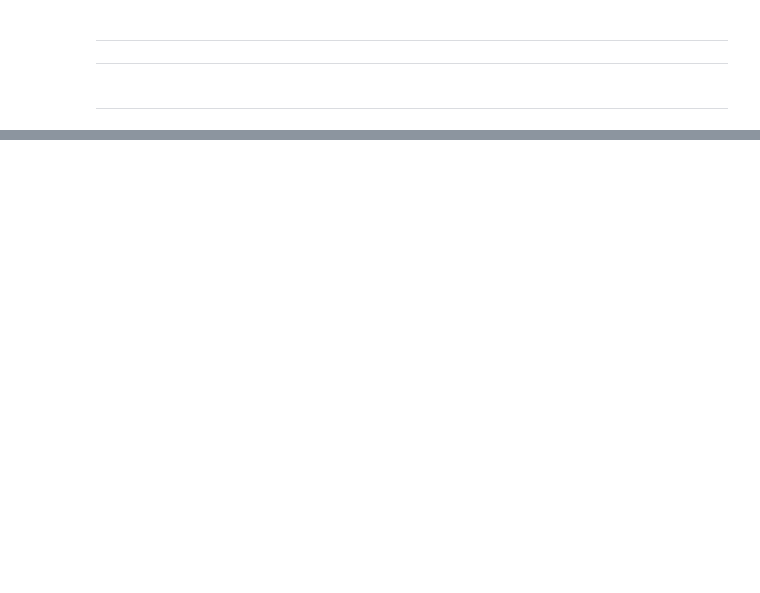
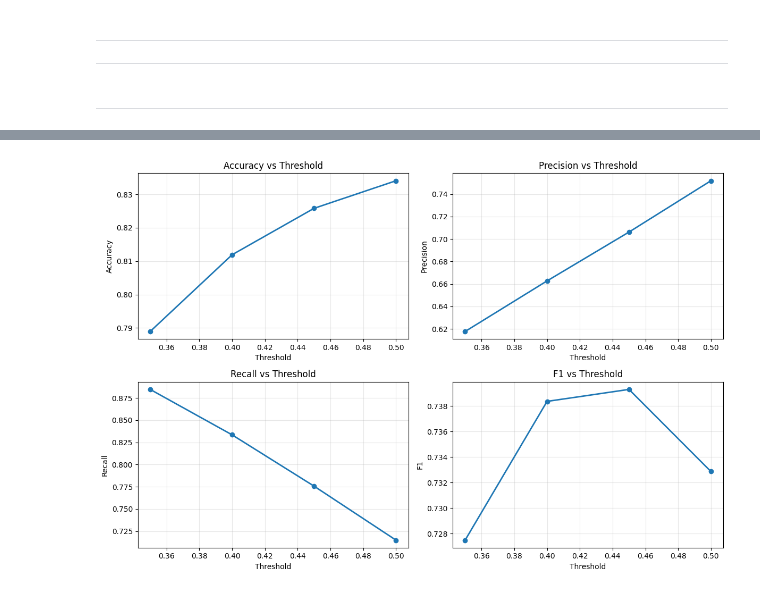
Before and after one commit to Raghad-Odwan/DermAI_Training_Models, a Jupyter notebook: DermAI_Model_Training_.ipynb, the cells around one changed output, grey strips where cells are left out. Drawn from its saved outputs; the diff is of its cells as text; code cells hidden in the pictures; blank space fills up the shorter version.

```diff
--- a/DermAI_Model_Training_.ipynb
+++ b/DermAI_Model_Training_.ipynb
@@ -985,0 +1194,18 @@ plot_roc(true, preds_prob.ravel(), fold_no)
+# %%
+# Save results
+ensemble_df = pd.DataFrame(ensemble_metrics)
+threshold_df = pd.DataFrame(threshold_results)
+
+ensemble_df.to_csv(os.path.join(PLOTS_DIR, "ensemble_results.csv"), index=False)
+threshold_df.to_csv(os.path.join(PLOTS_DIR, "threshold_results.csv"), index=False)
+# %%
+# Calculate averages
+print("\nAverage results:")
+for thresh in [0.35, 0.40, 0.45, 0.50]:
+    if thresh == 0.50:
+        subset = ensemble_df
+    else:
+        subset = threshold_df[threshold_df['threshold'] == thresh]
+
+    print(f"\nThreshold {thresh:.2f}:")
+    print(f"  Acc={subset['accuracy'].mean():.3f}, Prec={subset['precision'].mean():.3f}, Rec={subset['recall'].mean():.3f}, F1={subset['f1'].mean():.3f}")
@@ -985,0 +1226,26 @@ plot_roc(true, preds_prob.ravel(), fold_no)
+# %%
+# Plot 1: Thresholds comparison
+fig, axes = plt.subplots(2, 2, figsize=(12, 8))
+
+for i, metric in enumerate(['accuracy', 'precision', 'recall', 'f1']):
+    ax = axes[i//2, i%2]
+
+    # Average line
+    avgs = []
+    for thresh in [0.35, 0.40, 0.45, 0.50]:
+        if thresh == 0.50:
+            avgs.append(ensemble_df[metric].mean())
+        else:
+            avgs.append(threshold_df[threshold_df['threshold'] == thresh][metric].mean())
+
+    ax.plot([0.35, 0.40, 0.45, 0.50], avgs, marker='o', linewidth=2)
+    ax.set_xlabel('Threshold')
+    ax.set_ylabel(metric.capitalize())
+    ax.set_title(f'{metric.capitalize()} vs Threshold')
+    ax.grid(alpha=0.3)
+
+plt.tight_layout()
+plt.savefig(os.path.join(PLOTS_DIR, 'threshold_comparison.png'), dpi=200)
+plt.show()
+# %% [output]
+[figure, added]
```
Also changed, not shown: parts of 16 cells of this notebook.
